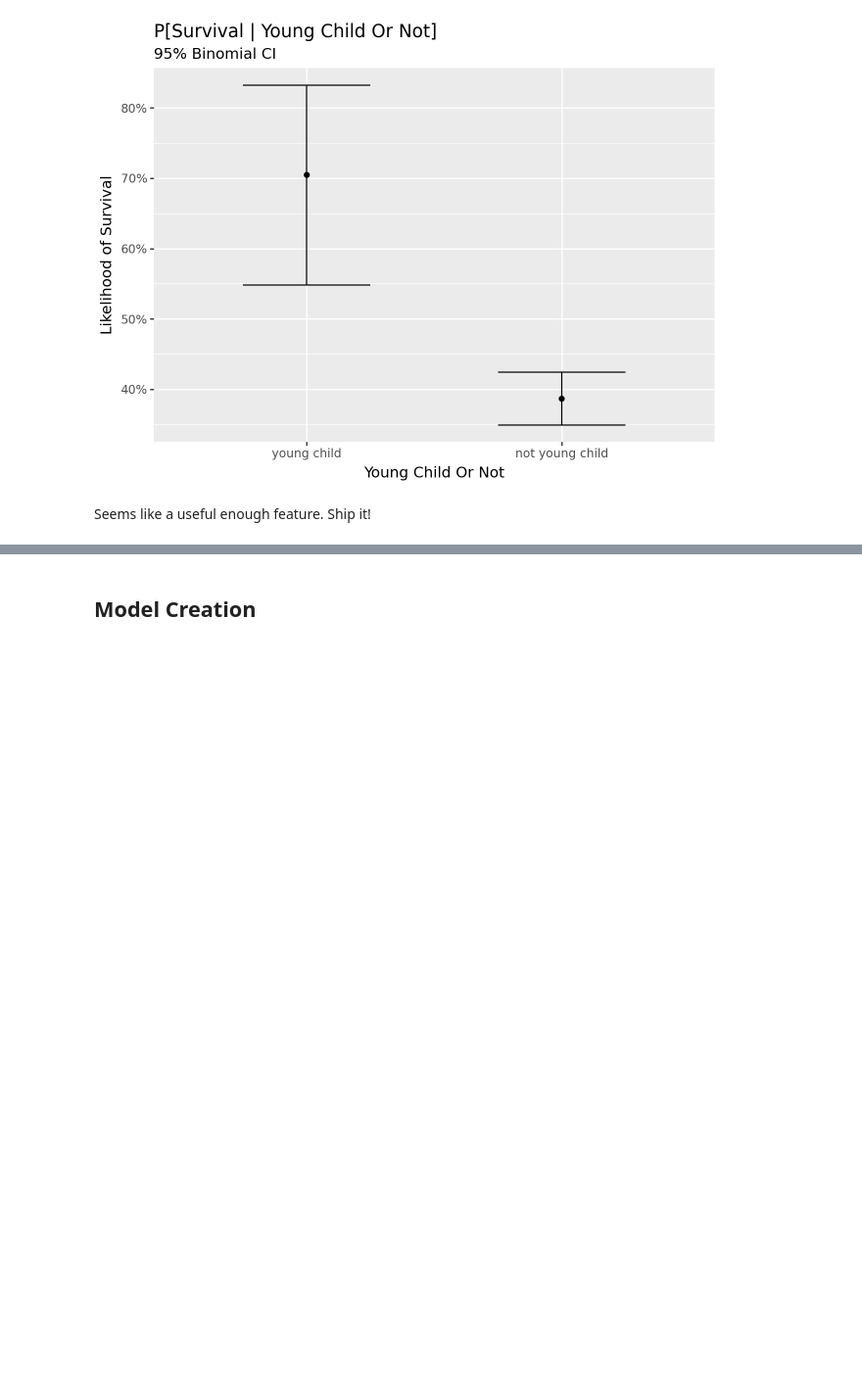
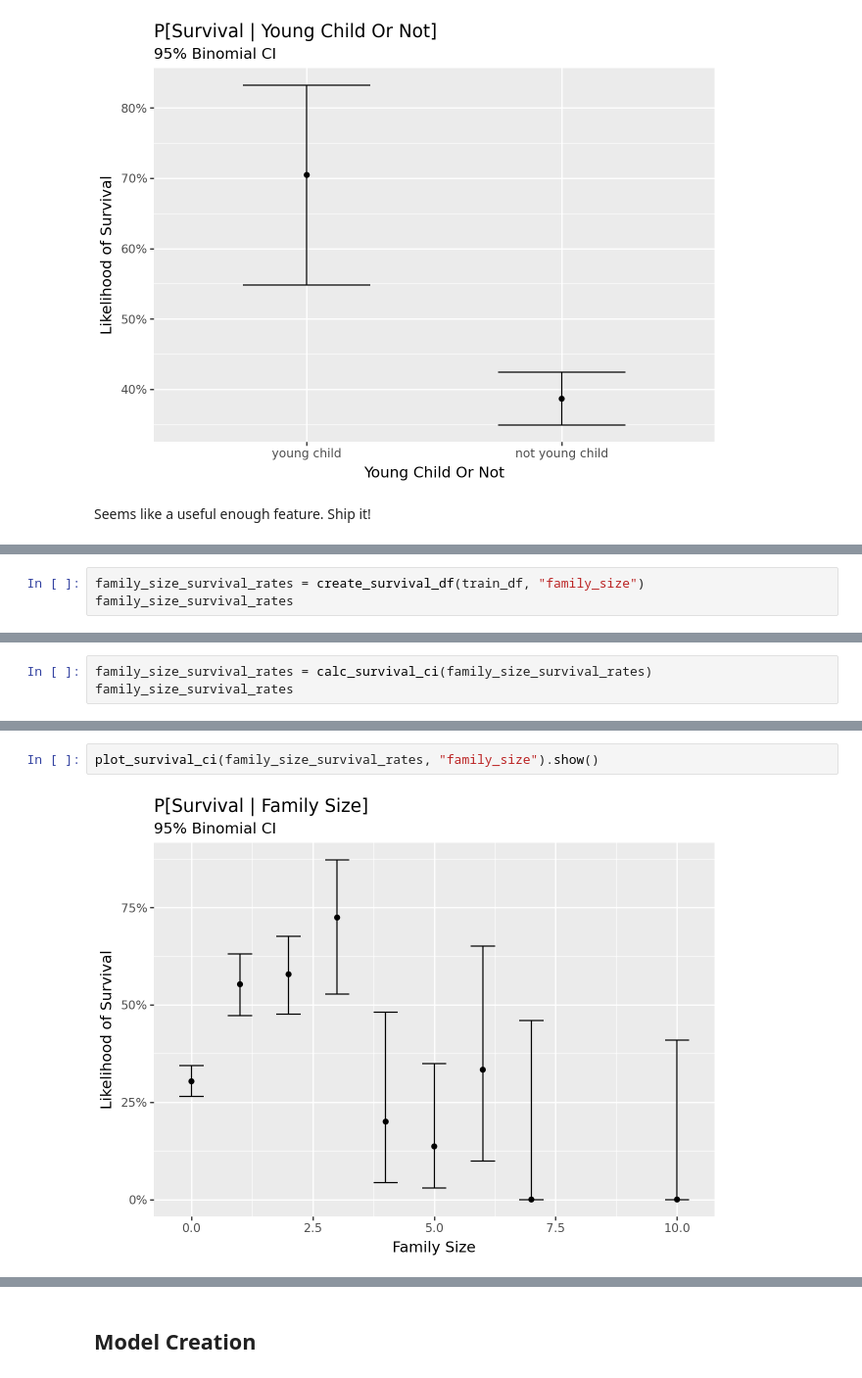
Before and after one commit to Paul-J-Wissler/kaggle-titanic-conformal-prediction, a Jupyter notebook: analysis.ipynb, the cells around one changed output, grey strips where cells are left out. Shown at 98% size. Drawn from its saved outputs; the diff is of its cells as text; blank space fills up the shorter version.

```diff
--- a/analysis.ipynb
+++ b/analysis.ipynb
@@ -499,0 +552,3 @@ Seems like a useful enough feature. Ship it!
+# %%
+family_size_survival_rates = create_survival_df(train_df, "family_size")
+family_size_survival_rates
@@ -499,0 +567,3 @@ Seems like a useful enough feature. Ship it!
+# %%
+family_size_survival_rates = calc_survival_ci(family_size_survival_rates)
+family_size_survival_rates
@@ -499,0 +582,4 @@ Seems like a useful enough feature. Ship it!
+# %%
+plot_survival_ci(family_size_survival_rates, "family_size").show()
+# %% [output]
+[figure, added]
```
Also changed, not shown: parts of 32 cells of this notebook.
